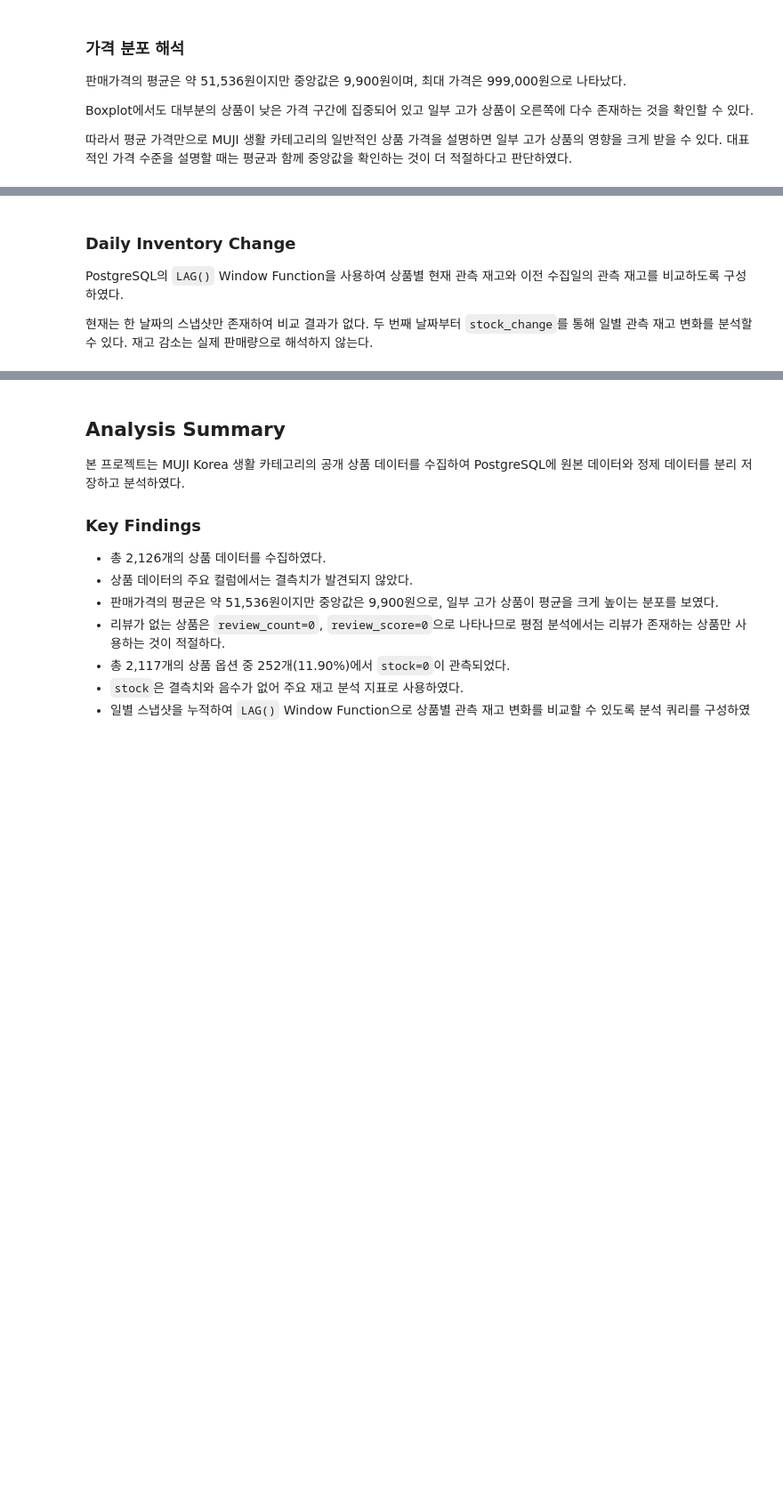
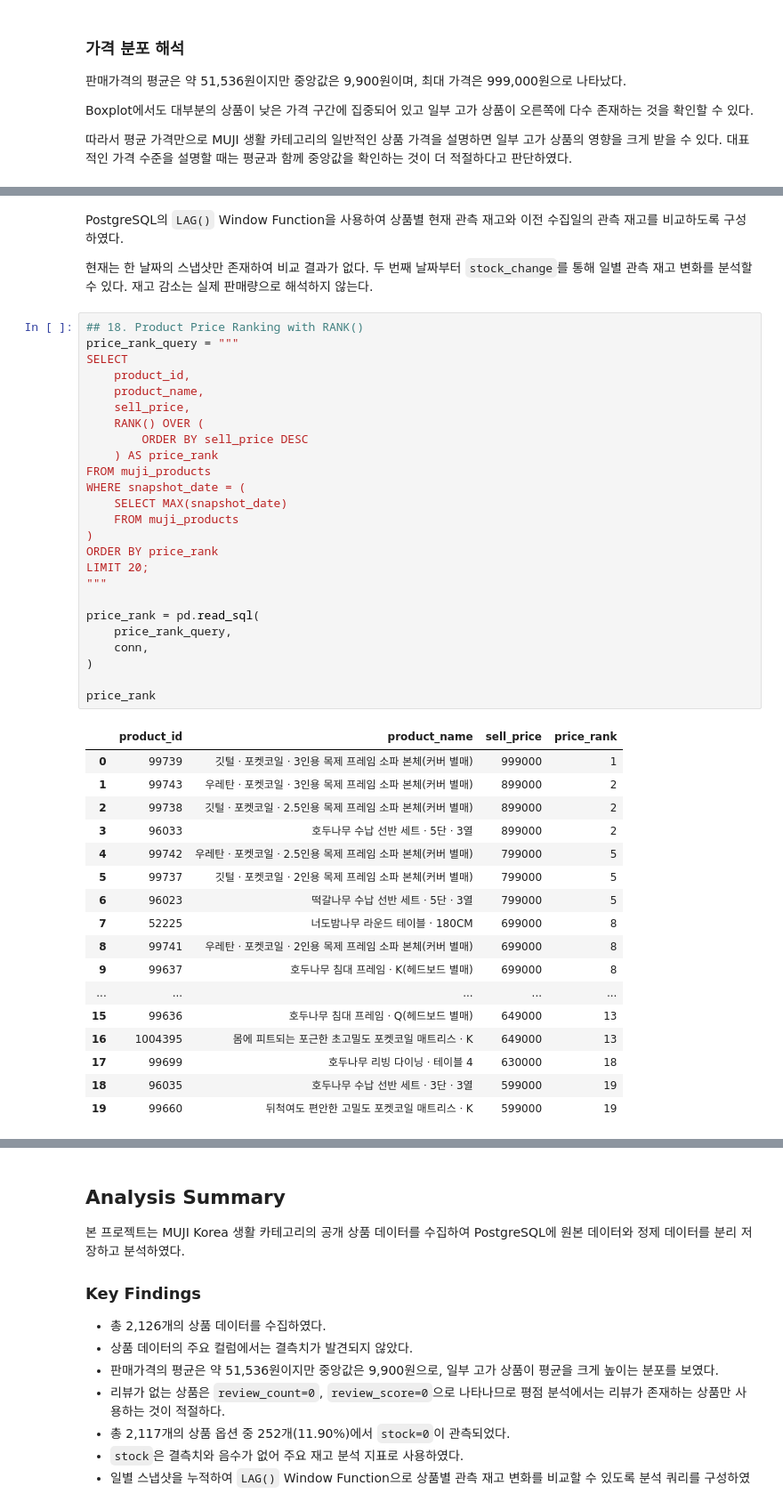
Before and after one commit to 5aro/project_03, a Jupyter notebook: notebooks/muji_analysis.ipynb, the cells around one changed output, grey strips where cells are left out. Shown at 89% size. Saved outputs shown, nothing was run; the diff lists cells and outputs as text; blank space fills up the shorter version.

```diff
--- a/notebooks/muji_analysis.ipynb
+++ b/notebooks/muji_analysis.ipynb
@@ -637,11 +656,52 @@ inventory_change.head(20)
 Inventory change rows: 0
 |  | snapshot_date | product_id | previous_stock | total_stock | stock_change |
 # %% [markdown]
-### Daily Inventory Change
-
 PostgreSQL의 `LAG()` Window Function을 사용하여 상품별 현재 관측 재고와
 이전 수집일의 관측 재고를 비교하도록 구성하였다.
 
 현재는 한 날짜의 스냅샷만 존재하여 비교 결과가 없다.
 두 번째 날짜부터 `stock_change`를 통해 일별 관측 재고 변화를 분석할 수 있다.
 재고 감소는 실제 판매량으로 해석하지 않는다.
+# %%
+## 18. Product Price Ranking with RANK()
+price_rank_query = """
+SELECT
+    product_id,
+    product_name,
+    sell_price,
+    RANK() OVER (
+        ORDER BY sell_price DESC
+    ) AS price_rank
+FROM muji_products
+WHERE snapshot_date = (
+    SELECT MAX(snapshot_date)
+    FROM muji_products
+)
+ORDER BY price_rank
+LIMIT 20;
+"""
+
+price_rank = pd.read_sql(
+    price_rank_query,
+    conn,
+)
+
+price_rank
+# %% [output]
+|  | product_id | product_name | sell_price | price_rank |
+| 0 | 99739 | 깃털ㆍ포켓코일ㆍ3인용 목제 프레임 소파 본체(커버 별매) | 999000 | 1 |
+| 1 | 99743 | 우레탄ㆍ포켓코일ㆍ3인용 목제 프레임 소파 본체(커버 별매) | 899000 | 2 |
+| 2 | 99738 | 깃털ㆍ포켓코일ㆍ2.5인용 목제 프레임 소파 본체(커버 별매) | 899000 | 2 |
+| 3 | 96033 | 호두나무 수납 선반 세트ㆍ5단ㆍ3열 | 899000 | 2 |
+| 4 | 99742 | 우레탄ㆍ포켓코일ㆍ2.5인용 목제 프레임 소파 본체(커버 별매) | 799000 | 5 |
+| 5 | 99737 | 깃털ㆍ포켓코일ㆍ2인용 목제 프레임 소파 본체(커버 별매) | 799000 | 5 |
+| 6 | 96023 | 떡갈나무 수납 선반 세트ㆍ5단ㆍ3열 | 799000 | 5 |
+| 7 | 52225 | 너도밤나무 라운드 테이블 · 180CM | 699000 | 8 |
+| 8 | 99741 | 우레탄ㆍ포켓코일ㆍ2인용 목제 프레임 소파 본체(커버 별매) | 699000 | 8 |
+| 9 | 99637 | 호두나무 침대 프레임ㆍK(헤드보드 별매) | 699000 | 8 |
+| ... | ... | ... | ... | ... |
+| 15 | 99636 | 호두나무 침대 프레임ㆍQ(헤드보드 별매) | 649000 | 13 |
+| 16 | 1004395 | 몸에 피트되는 포근한 초고밀도 포켓코일 매트리스ㆍK | 649000 | 13 |
+| 17 | 99699 | 호두나무 리빙 다이닝ㆍ테이블 4 | 630000 | 18 |
+| 18 | 96035 | 호두나무 수납 선반 세트ㆍ3단ㆍ3열 | 599000 | 19 |
+| 19 | 99660 | 뒤척여도 편안한 고밀도 포켓코일 매트리스ㆍK | 599000 | 19 |
```
Also changed, not shown: parts of 29 cells of this notebook, 1 other file.
